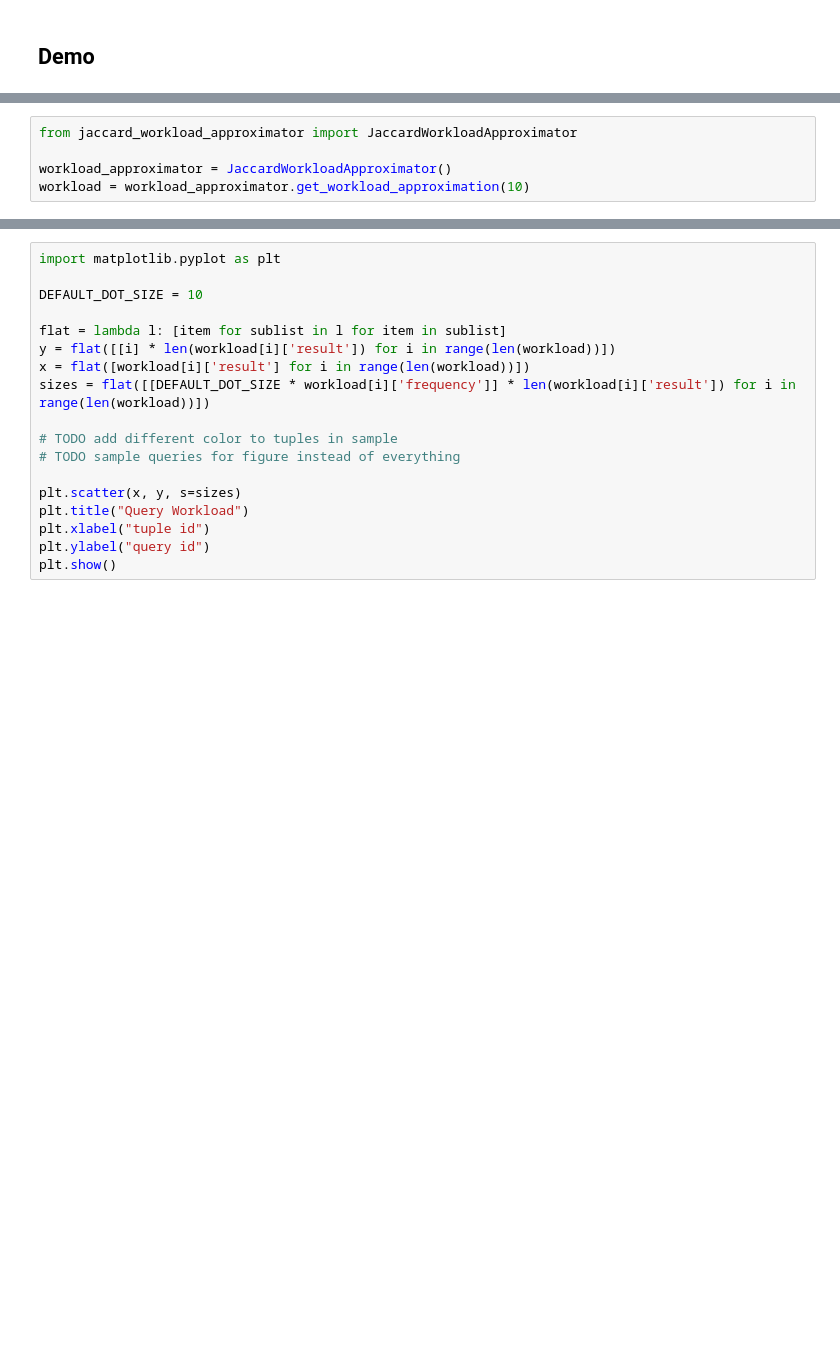
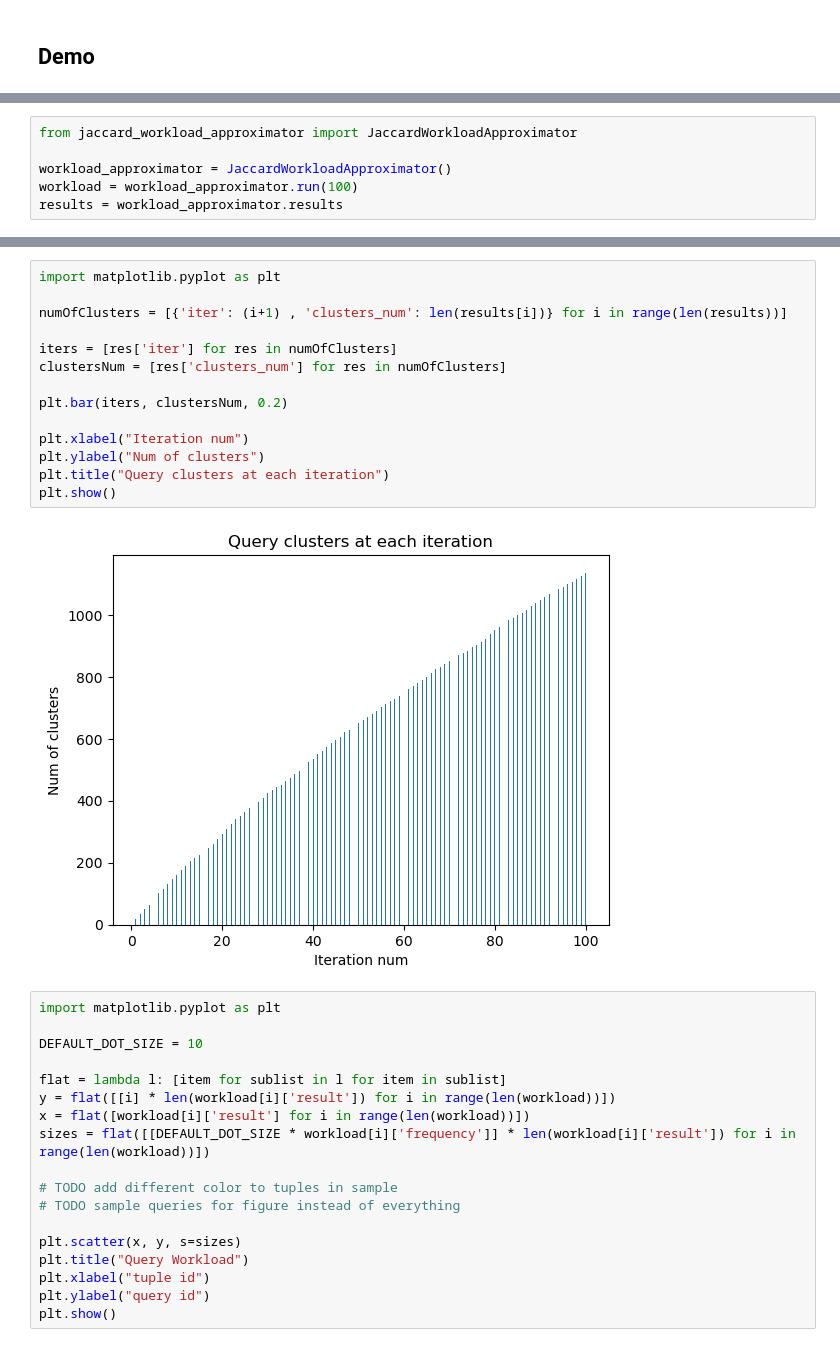
Before and after one commit to GalZeevi/HARLM, a Jupyter notebook: demo_with_graphs.ipynb, the cells around one changed output, grey strips where cells are left out. Saved outputs shown, nothing was run; the diff lists cells and outputs as text; blank space fills up the shorter version.

Commit message:
Added clusters by iterations graph

```diff
--- a/demo_with_graphs.ipynb
+++ b/demo_with_graphs.ipynb
@@ -37,7 +36,8 @@ bikes
 from jaccard_workload_approximator import JaccardWorkloadApproximator
 
 workload_approximator = JaccardWorkloadApproximator()
-workload = workload_approximator.get_workload_approximation(10)
+workload = workload_approximator.run(100)
+results = workload_approximator.results
 # %% [output]
 ============ starting iteration 1   ============
 Processing query:
@@ -59,3 +59,19 @@ iteration took: 8.03 ms
+# %%
+import matplotlib.pyplot as plt
+
+numOfClusters = [{'iter': (i+1) , 'clusters_num': len(results[i])} for i in range(len(results))]
+
+iters = [res['iter'] for res in numOfClusters]
+clustersNum = [res['clusters_num'] for res in numOfClusters]
+
+plt.bar(iters, clustersNum, 0.2)
+
+plt.xlabel("Iteration num")
+plt.ylabel("Num of clusters")
+plt.title("Query clusters at each iteration")
+plt.show()
+# %% [output]
+[figure, added]
 # %%
 import matplotlib.pyplot as plt
 
```
Also changed, not shown: parts of 3 cells of this notebook, 22 other files.
